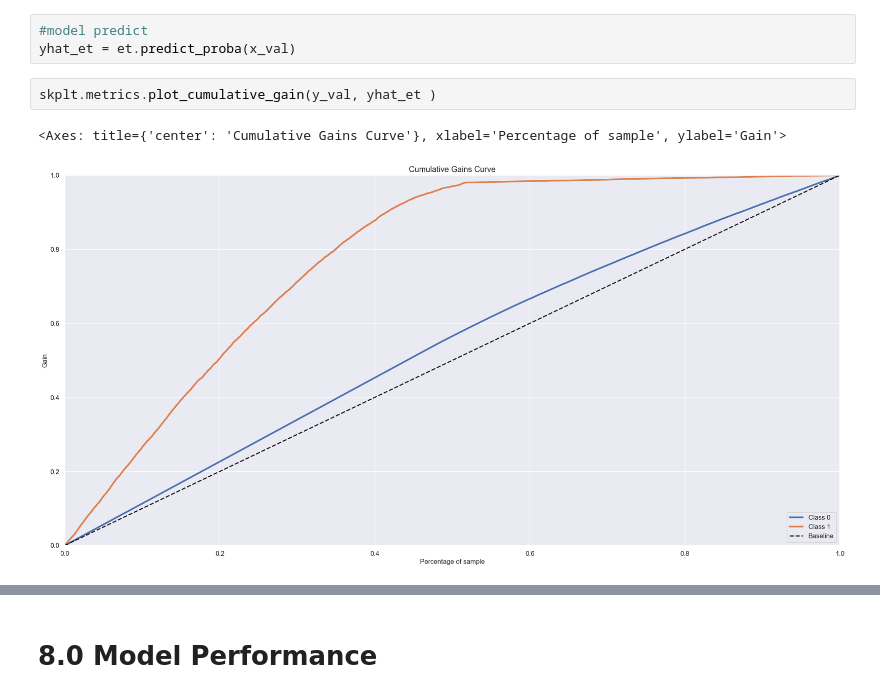
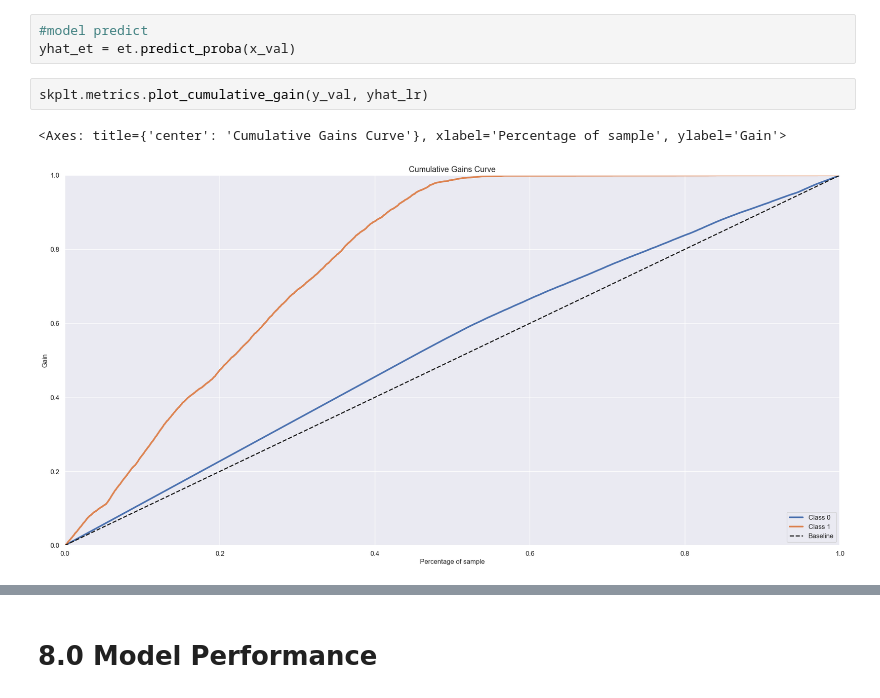
Before and after one commit to franciscofijamo/Health_Insurance_Cross_Sell, a Jupyter notebook: health_insurance_cross_sell/notebooks/1.0.fc_health_insurance_cross_sell-1.ipynb, the cells around one changed output, grey strips where cells are left out. Drawn from its saved outputs; the diff is of its cells as text.

```diff
--- a/health_insurance_cross_sell/notebooks/1.0.fc_health_insurance_cross_sell-1.ipynb
+++ b/health_insurance_cross_sell/notebooks/1.0.fc_health_insurance_cross_sell-1.ipynb
@@ -502,7 +511,7 @@ yhat_et = et.predict_proba(x_val)
 #model predict
 yhat_et = et.predict_proba(x_val)
 # %%
-skplt.metrics.plot_cumulative_gain(y_val, yhat_et )
+skplt.metrics.plot_cumulative_gain(y_val, yhat_lr)
 # %% [output]
 <Axes: title={'center': 'Cumulative Gains Curve'}, xlabel='Percentage of sample', ylabel='Gain'>
-[figure, old version]
+[figure, new version]
```
Also changed, not shown: parts of 9 cells of this notebook.
